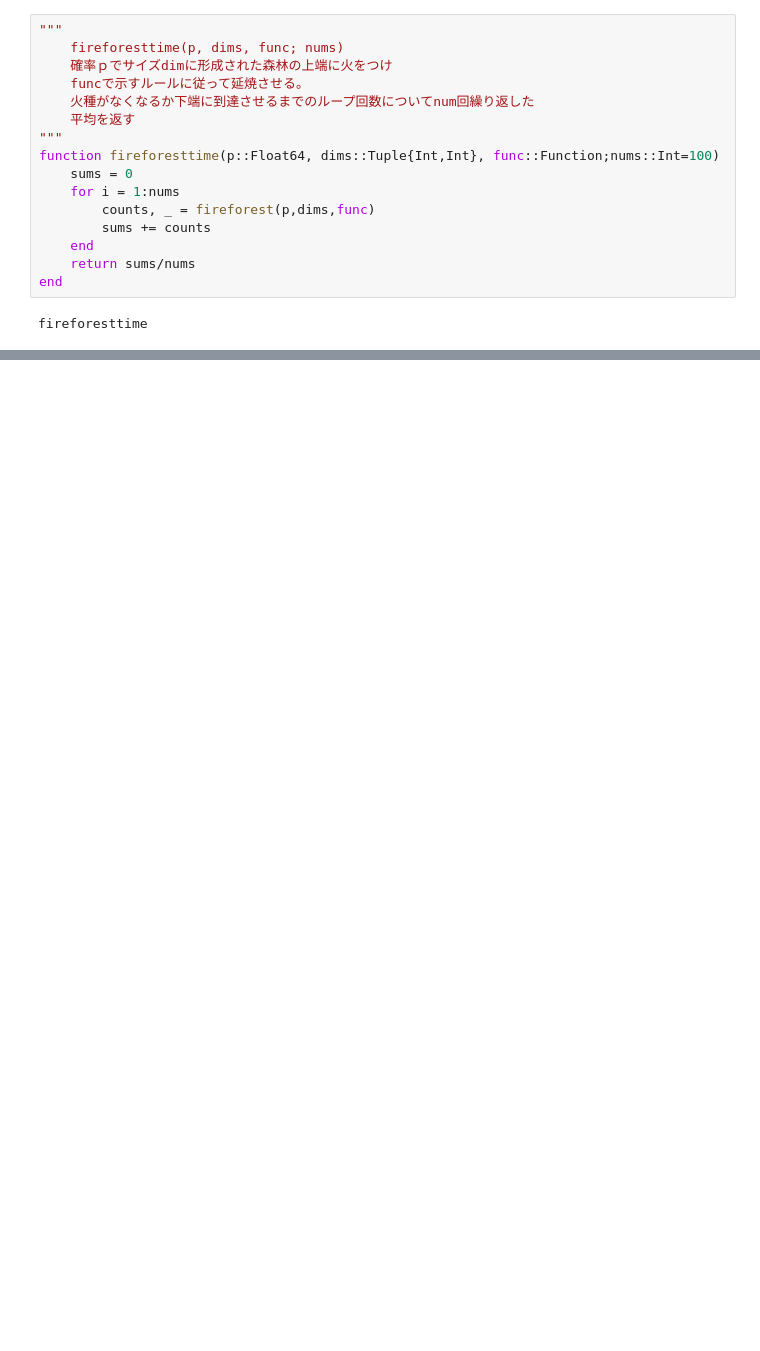
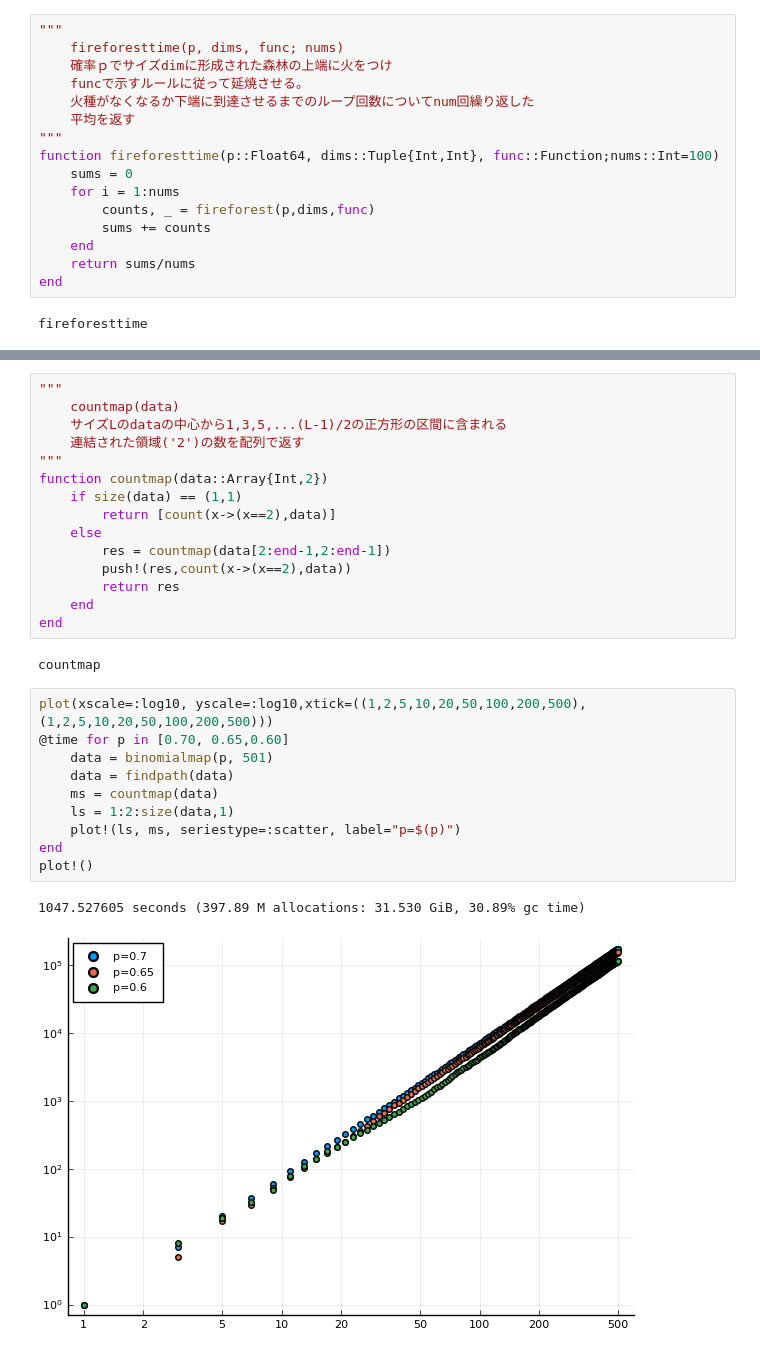
Before and after one commit to HitoshiWako/percolation, a Jupyter notebook: percolation.ipynb, the cells around one changed output, grey strips where cells are left out. Saved outputs shown, nothing was run; the diff lists cells and outputs as text; blank space fills up the shorter version.

```diff
--- a/percolation.ipynb
+++ b/percolation.ipynb
@@ -189,0 +225,30 @@ plot!()
+# %%
+"""
+    countmap(data)
+    サイズLのdataの中心から1,3,5,...(L-1)/2の正方形の区間に含まれる
+    連結された領域('2')の数を配列で返す
+"""
+function countmap(data::Array{Int,2})
+    if size(data) == (1,1)
+        return [count(x->(x==2),data)]
+    else
+        res = countmap(data[2:end-1,2:end-1])
+        push!(res,count(x->(x==2),data))
+        return res
+    end
+end
+# %% [output]
+countmap
+# %%
+plot(xscale=:log10, yscale=:log10,xtick=((1,2,5,10,20,50,100,200,500),(1,2,5,10,20,50,100,200,500)))
+@time for p in [0.70, 0.65,0.60]
+    data = binomialmap(p, 501)
+    data = findpath(data)
+    ms = countmap(data)
+    ls = 1:2:size(data,1)
+    plot!(ls, ms, seriestype=:scatter, label="p=$(p)")
+end
+plot!()
+# %% [output]
+1047.527605 seconds (397.89 M allocations: 31.530 GiB, 30.89% gc time)
+[figure, added]
```
Also changed, not shown: parts of 9 cells of this notebook.
